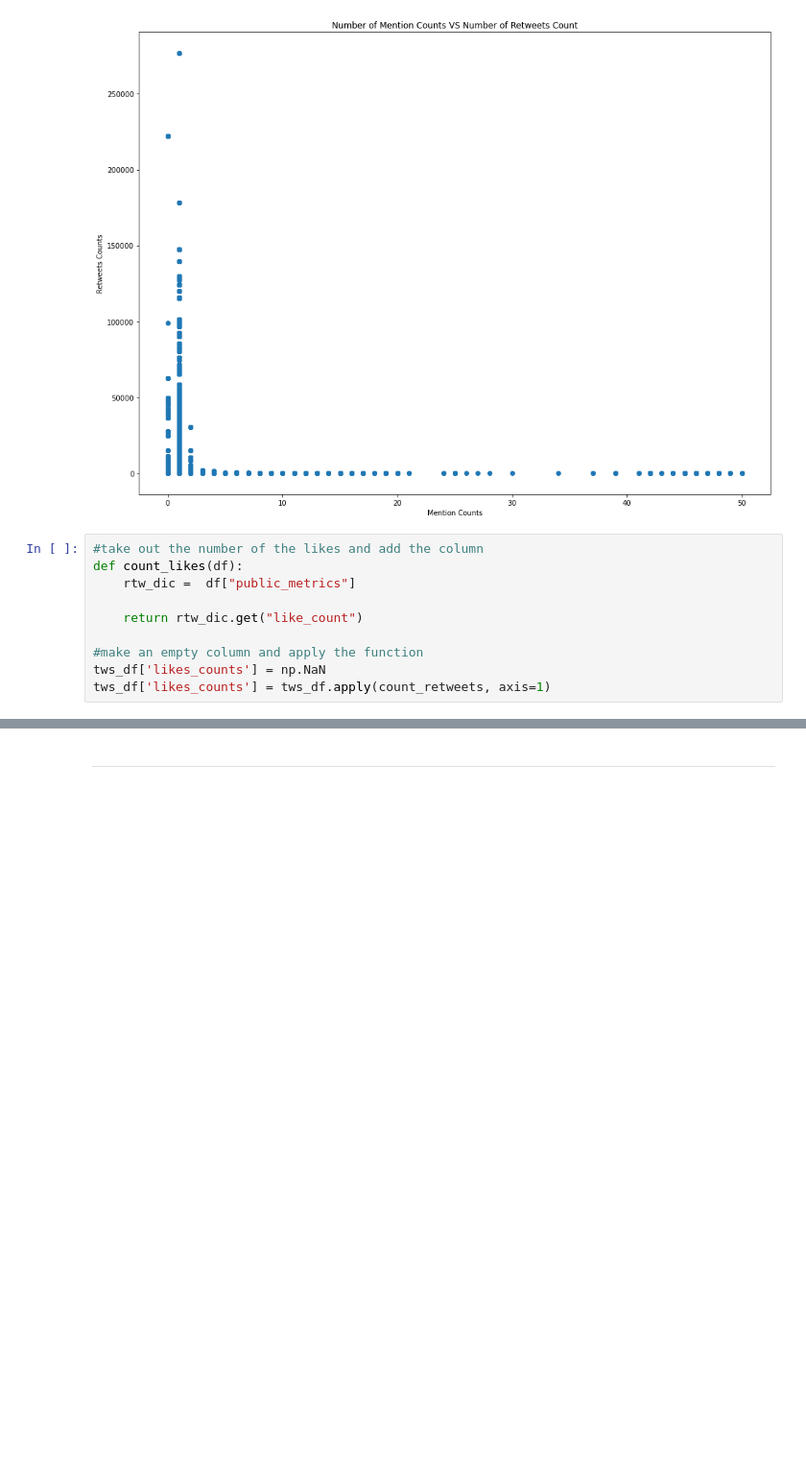
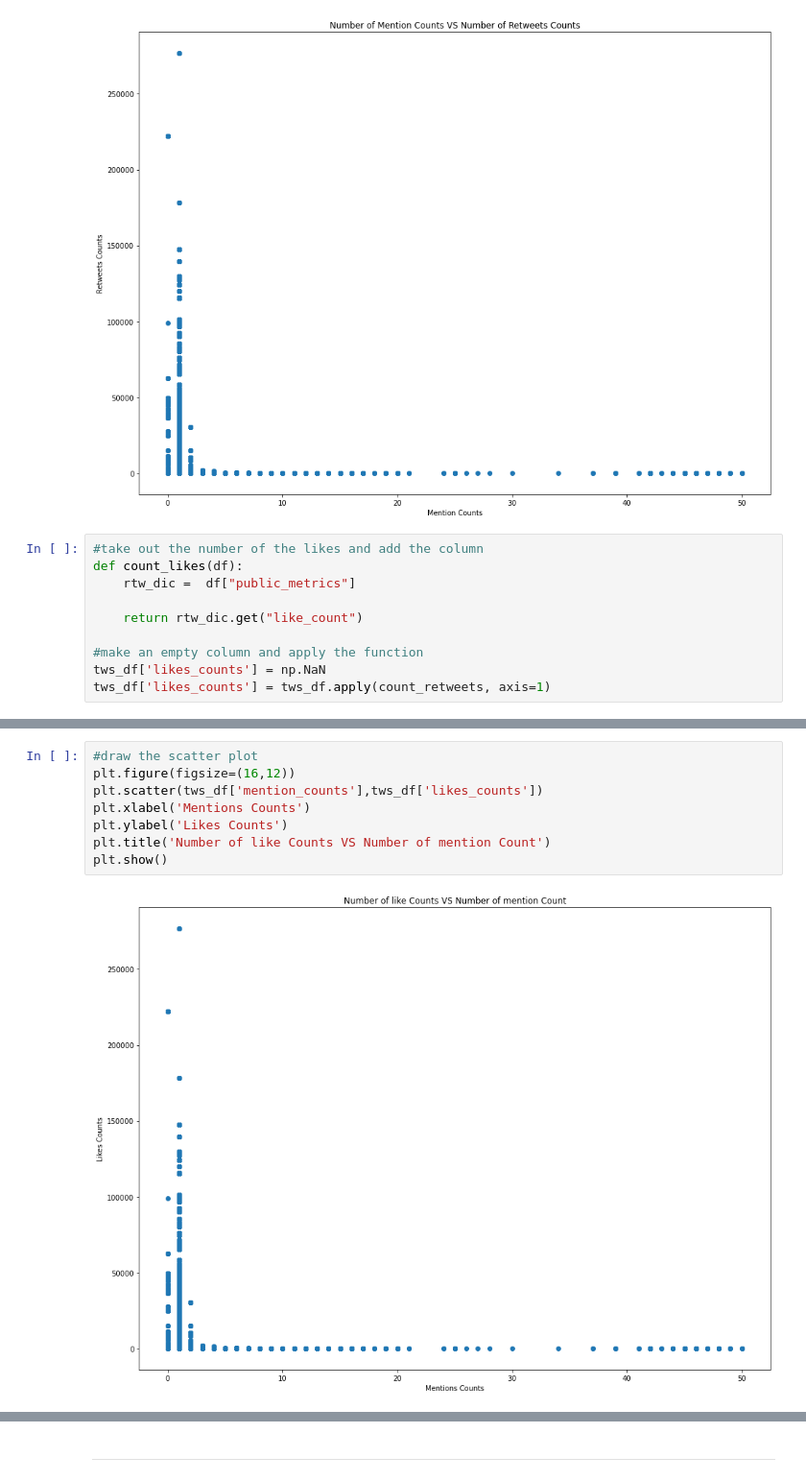
Before and after one commit to zlt0518/Covid19-Data-Analysis, a Jupyter notebook: Samll Piece of Data/twitter analysis without content.ipynb, the cells around one changed output, grey strips where cells are left out. Shown at 96% size. Cells and saved outputs as stored; diff of their text form; blank space fills up the shorter version.

```diff
--- a/Samll Piece of Data/twitter analysis without content.ipynb
+++ b/Samll Piece of Data/twitter analysis without content.ipynb
@@ -125,3 +125,13 @@ plt.title('Number of like Counts VS Number of Retweets Count')
 plt.show()
 # %% [output]
 [figure]
+# %%
+#draw the scatter plot
+plt.figure(figsize=(16,12))
+plt.scatter(tws_df['mention_counts'],tws_df['likes_counts'])
+plt.xlabel('Mentions Counts')
+plt.ylabel('Likes Counts')
+plt.title('Number of like Counts VS Number of mention Count')
+plt.show()
+# %% [output]
+[figure, added]
```
Also changed, not shown: parts of 4 cells of this notebook.
